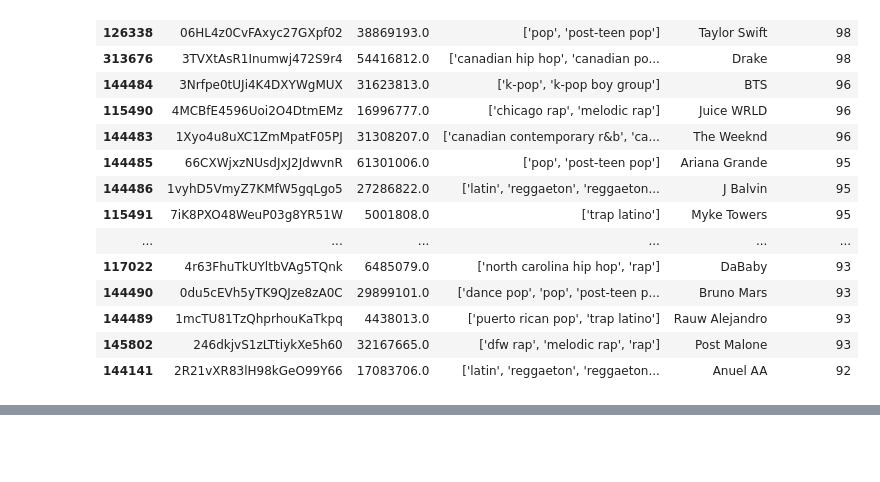
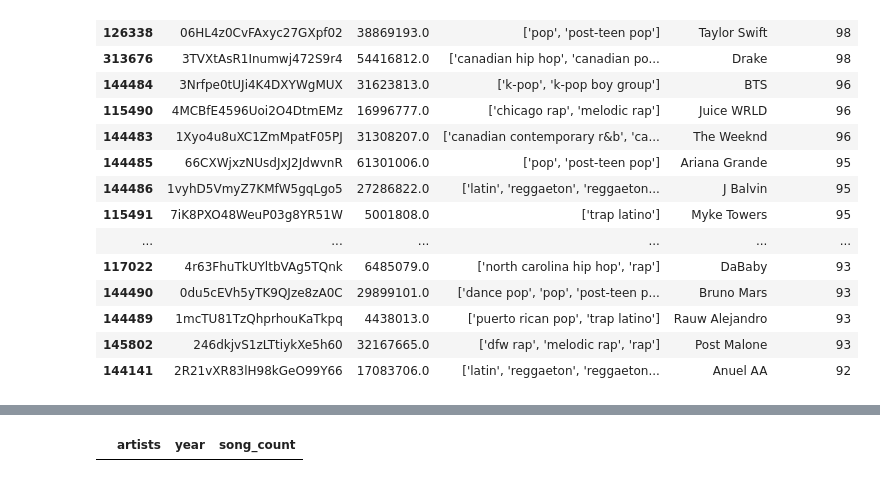
Before and after one commit to Harsh-2420/spotify, a Jupyter notebook: spotify.ipynb, the cells around one changed output, grey strips where cells are left out. Cells and saved outputs as stored; diff of their text form; code cells hidden in the pictures; blank space fills up the shorter version.

```diff
--- a/spotify.ipynb
+++ b/spotify.ipynb
@@ -138,0 +130,3 @@ final_df[final_df['name'] == "Queen"]
+# %%
+# name = artist_final['name'].iloc[0]
+counts = df["artists"].value_counts()
@@ -138,0 +147,7 @@ final_df[final_df['name'] == "Queen"]
+# %%
+df_artists = df[df.artists.isin(counts)][["artists","year"]].\
+groupby(["artists","year"]).size().reset_index(name="song_count")
+
+df_artists.head()
+# %% [output]
+|  | artists | year | song_count |
```
Also changed, not shown: parts of 4 cells of this notebook.
